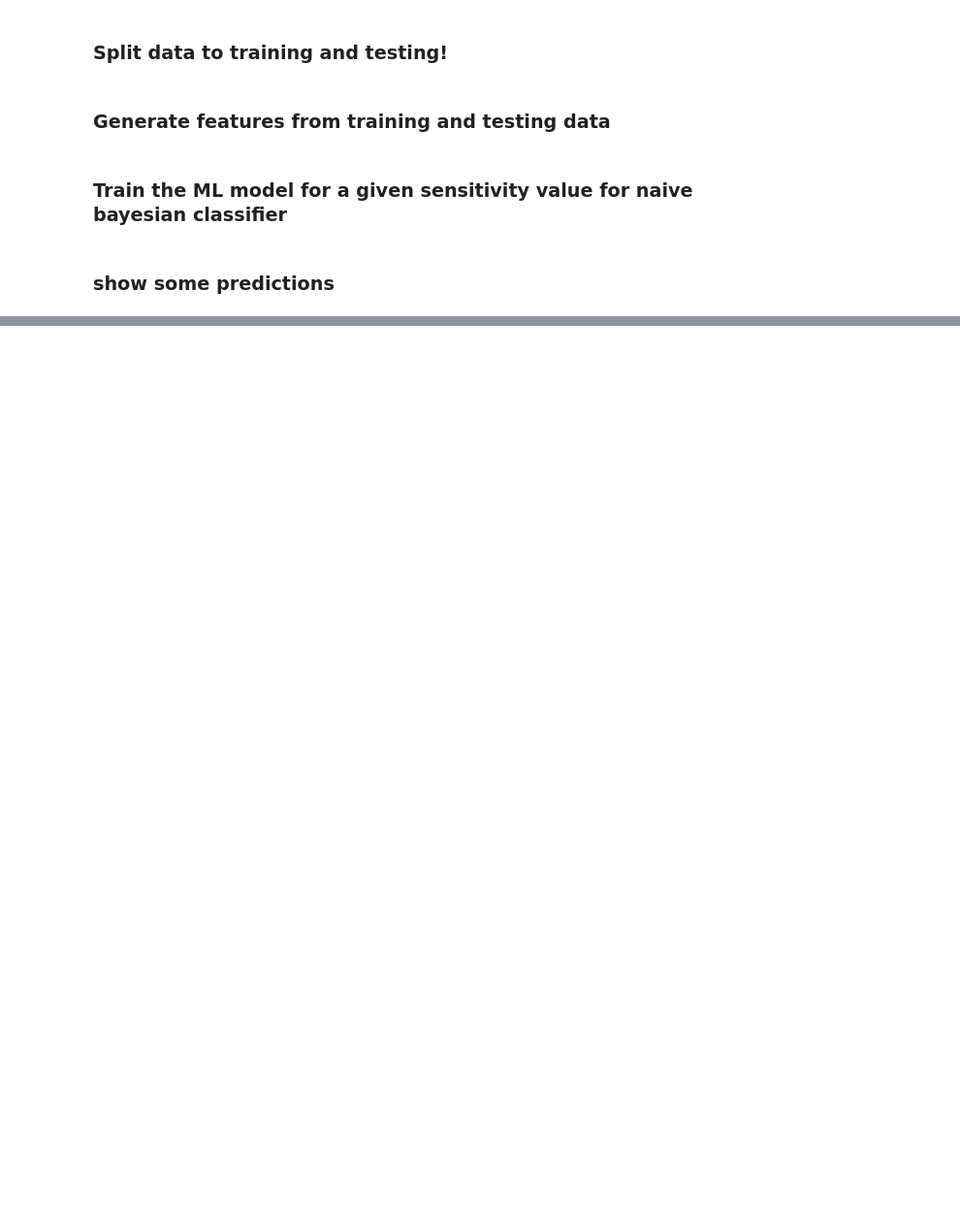
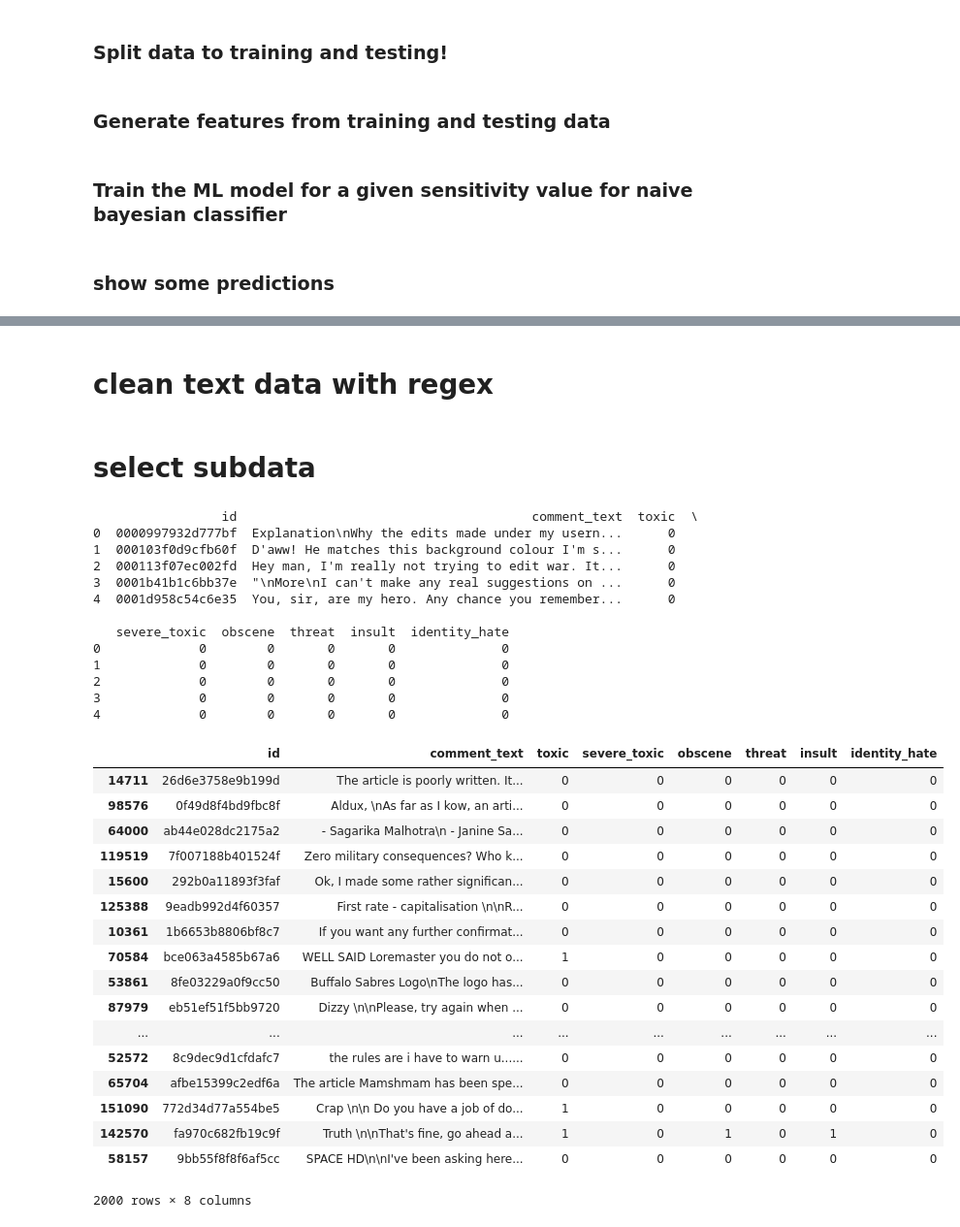
Before and after one commit to hnformentin/total_recall_crash_course, a Jupyter notebook: Classification of Text data.ipynb, the cells around one changed output, grey strips where cells are left out. Shown at 97% size. Saved outputs shown, nothing was run; the diff lists cells and outputs as text; code cells hidden in the pictures; blank space fills up the shorter version.

```diff
--- a/Classification of Text data.ipynb
+++ b/Classification of Text data.ipynb
@@ -62,0 +124,3 @@ print(results.head())
+# %%
+data_raw = pd.read_csv('data/data1.csv')
+data_raw.head()
@@ -62,0 +180,2 @@ print(results.head())
+# %% [markdown]
+# clean text data with regex
@@ -62,0 +206,39 @@ print(results.head())
+# %% [markdown]
+# select subdata
+# %%
+print(data_raw.head())
+data = data_raw
+data = data_raw.loc[np.random.choice(data_raw.index, size=2000)]
+data
+# %% [output]
+                 id                                       comment_text  toxic  \
+0  0000997932d777bf  Explanation\nWhy the edits made under my usern...      0
+1  000103f0d9cfb60f  D'aww! He matches this background colour I'm s...      0
+2  000113f07ec002fd  Hey man, I'm really not trying to edit war. It...      0
+3  0001b41b1c6bb37e  "\nMore\nI can't make any real suggestions on ...      0
+4  0001d958c54c6e35  You, sir, are my hero. Any chance you remember...      0
+
+   severe_toxic  obscene  threat  insult  identity_hate
+0             0        0       0       0              0
+1             0        0       0       0              0
+2             0        0       0       0              0
+3             0        0       0       0              0
+4             0        0       0       0              0
+|  | id | comment_text | toxic | severe_toxic | obscene | threat | insult | identity_hate |
+| 14711 | 26d6e3758e9b199d | The article is poorly written. It... | 0 | 0 | 0 | 0 | 0 | 0 |
+| 98576 | 0f49d8f4bd9fbc8f | Aldux, \nAs far as I kow, an arti... | 0 | 0 | 0 | 0 | 0 | 0 |
+| 64000 | ab44e028dc2175a2 | - Sagarika Malhotra\n - Janine Sa... | 0 | 0 | 0 | 0 | 0 | 0 |
+| 119519 | 7f007188b401524f | Zero military consequences? Who k... | 0 | 0 | 0 | 0 | 0 | 0 |
+| 15600 | 292b0a11893f3faf | Ok, I made some rather significan... | 0 | 0 | 0 | 0 | 0 | 0 |
+| 125388 | 9eadb992d4f60357 | First rate - capitalisation \n\nR... | 0 | 0 | 0 | 0 | 0 | 0 |
+| 10361 | 1b6653b8806bf8c7 | If you want any further confirmat... | 0 | 0 | 0 | 0 | 0 | 0 |
+| 70584 | bce063a4585b67a6 | WELL SAID Loremaster you do not o... | 1 | 0 | 0 | 0 | 0 | 0 |
+| 53861 | 8fe03229a0f9cc50 | Buffalo Sabres Logo\nThe logo has... | 0 | 0 | 0 | 0 | 0 | 0 |
+| 87979 | eb51ef51f5bb9720 | Dizzy \n\nPlease, try again when ... | 0 | 0 | 0 | 0 | 0 | 0 |
+| ... | ... | ... | ... | ... | ... | ... | ... | ... |
+| 52572 | 8c9dec9d1cfdafc7 | the rules are i have to warn u...... | 0 | 0 | 0 | 0 | 0 | 0 |
+| 65704 | afbe15399c2edf6a | The article Mamshmam has been spe... | 0 | 0 | 0 | 0 | 0 | 0 |
+| 151090 | 772d34d77a554be5 | Crap \n\n Do you have a job of do... | 1 | 0 | 0 | 0 | 0 | 0 |
+| 142570 | fa970c682fb19c9f | Truth \n\nThat's fine, go ahead a... | 1 | 0 | 1 | 0 | 1 | 0 |
+| 58157 | 9bb55f8f8f6af5cc | SPACE HD\n\nI've been asking here... | 0 | 0 | 0 | 0 | 0 | 0 |
+2000 rows × 8 columns
```
Also changed, not shown: parts of 26 cells of this notebook, 2 other files.
